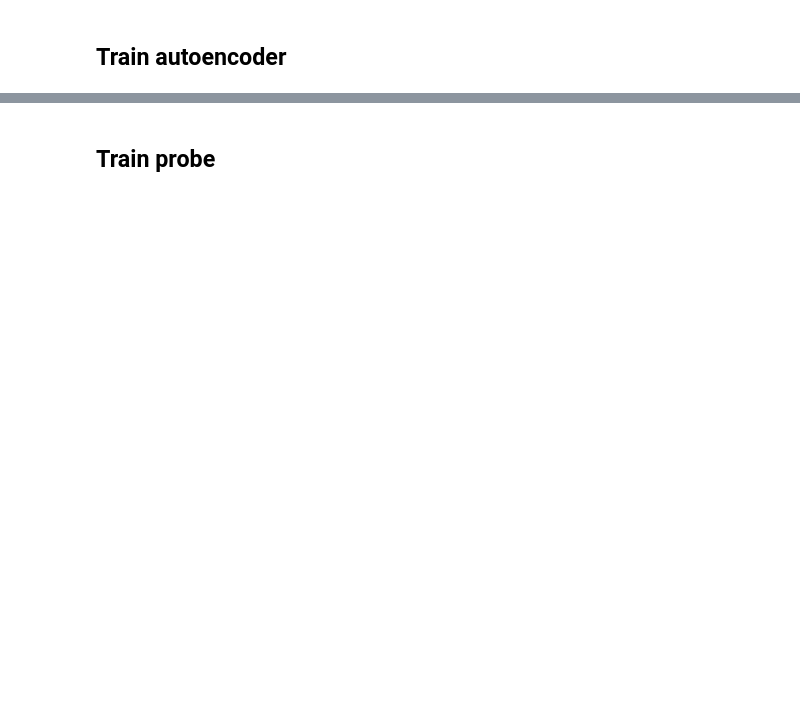
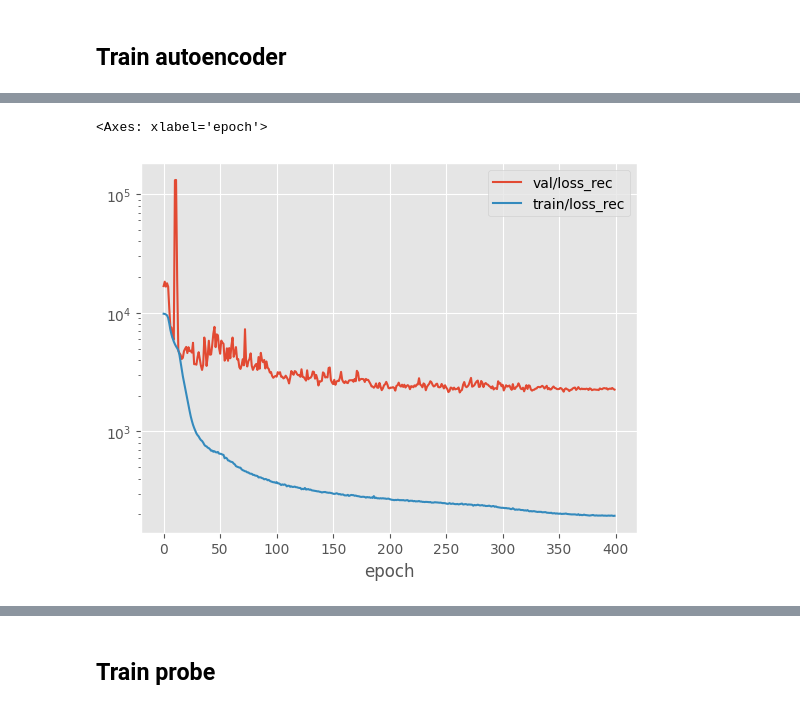
Before and after one commit to wassname/discovering_latent_knowledge, a Jupyter notebook: notebooks/033_train_cvae.ipynb, the cells around one changed output, grey strips where cells are left out. Drawn from its saved outputs; the diff is of its cells as text; code cells hidden in the pictures; blank space fills up the shorter version.

```diff
--- a/notebooks/033_train_cvae.ipynb
+++ b/notebooks/033_train_cvae.ipynb
@@ -558,0 +693,5 @@ for key in ['loss_rec']:
+# %%
+df_hist[[c for c in df_hist.columns if key in c]].plot(logy=True)
+# %% [output]
+<Axes: xlabel='epoch'>
+[figure, added]
```
Also changed, not shown: parts of 32 cells of this notebook.
